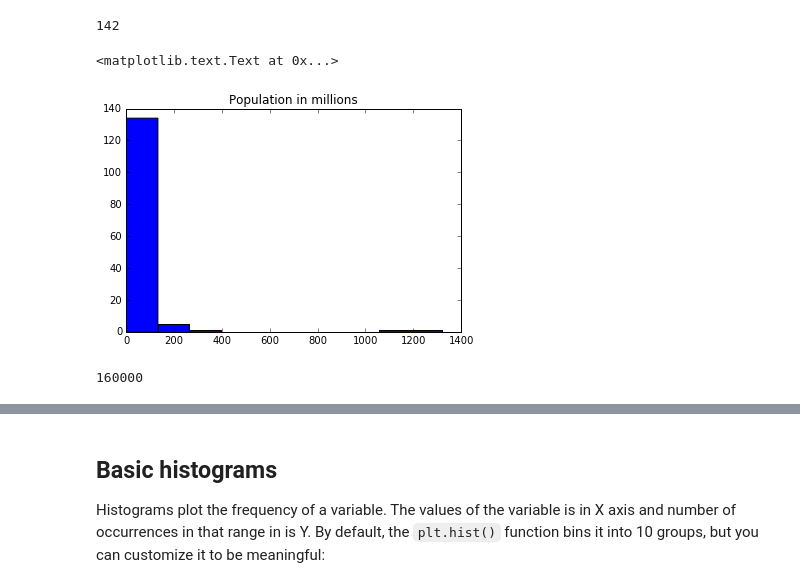
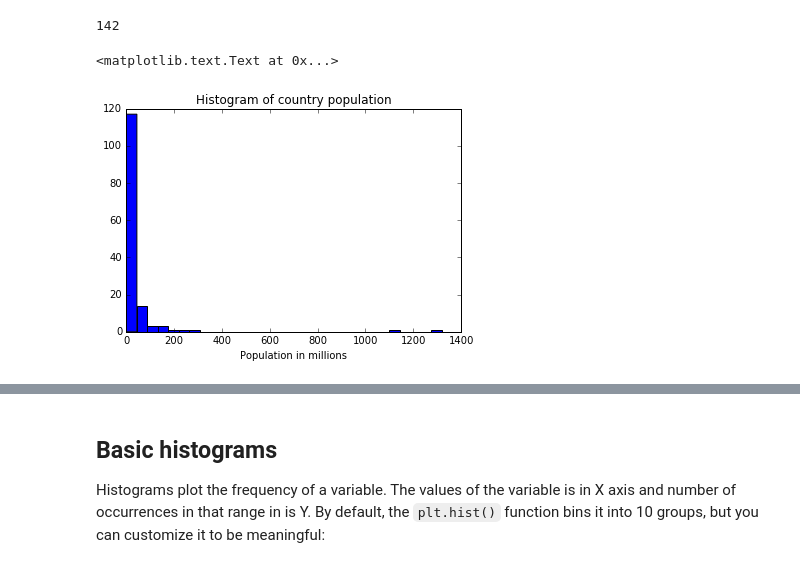
Before and after one commit to AtmaMani/pyChakras, a Jupyter notebook: data_viz/matplotlib_tutorial.ipynb, the cells around one changed output, grey strips where cells are left out. Cells and saved outputs as stored; diff of their text form; code cells hidden in the pictures.

Commit message:
colorization and other customization to matplotlib plots

```diff
--- a/data_viz/matplotlib_tutorial.ipynb
+++ b/data_viz/matplotlib_tutorial.ipynb
@@ -96,8 +97,9 @@ len(country_pop)
 # %% [output]
 142
 # %%
-pop_hist = plt.hist(country_pop)
-plt.title('Population in millions')
+pop_hist = plt.hist(country_pop, bins=30)
+plt.title('Histogram of country population')
+plt.xlabel('Population in millions')
 # %% [output]
 <matplotlib.text.Text at 0x...>
-[figure, old version]
+[figure, new version]
@@ -106,7 +105,0 @@ plt.hist?
-# %%
-import numpy as np
-x = np.arange(1,21)
-y = np.power(x,4)
-print(y[-1])
-# %% [output]
-160000
```
Also changed, not shown: parts of 19 cells of this notebook.
